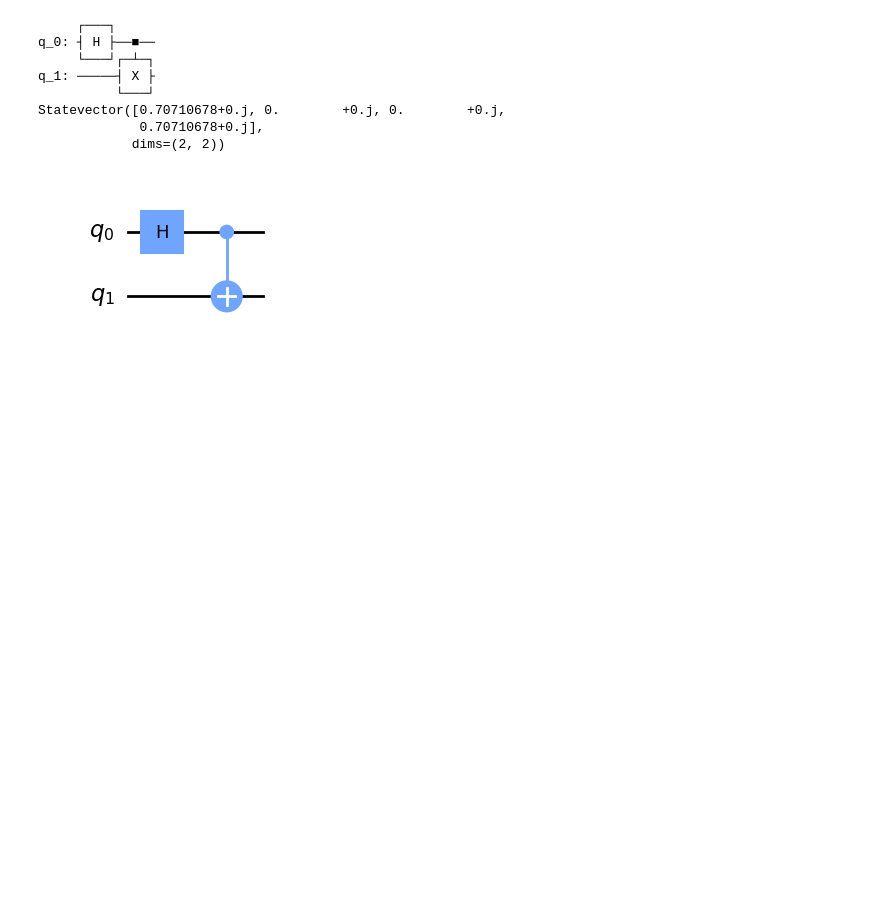
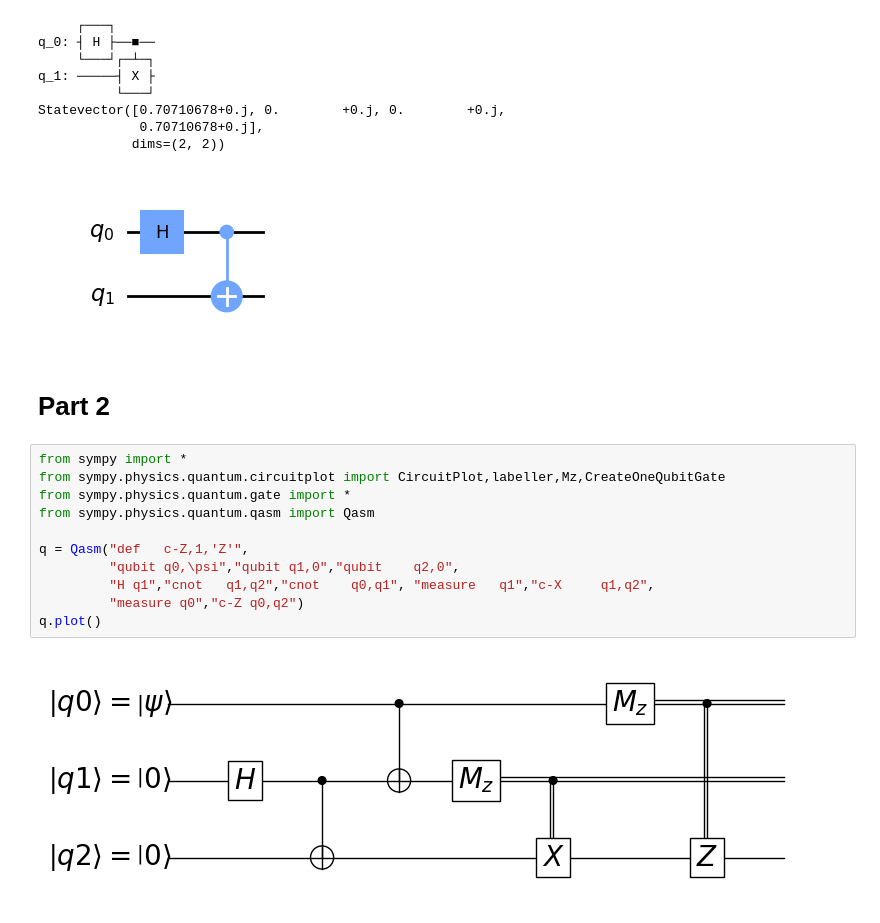
Before and after one commit to nicolasmtnt/Intro-to-Quantum-Computing-with-Qiskit, a Jupyter notebook: main.ipynb, the cells around one changed output. Cells and saved outputs as stored; diff of their text form; blank space fills up the shorter version.

Commit message:
Quantum Teleportation

```diff
--- a/main.ipynb
+++ b/main.ipynb
@@ -428,3 +428,18 @@ Statevector([0.70710678+0.j, 0.        +0.j, 0.        +0.j,
              0.70710678+0.j],
             dims=(2, 2))
 [figure]
+# %% [markdown]
+# Part 2
+# %%
+from sympy import *
+from sympy.physics.quantum.circuitplot import CircuitPlot,labeller,Mz,CreateOneQubitGate
+from sympy.physics.quantum.gate import *
+from sympy.physics.quantum.qasm import Qasm
+
+q = Qasm("def	c-Z,1,'Z'",
+         "qubit	q0,\psi","qubit	q1,0","qubit	q2,0",
+         "H	q1","cnot	q1,q2","cnot	q0,q1", "measure   q1","c-X     q1,q2",
+         "measure q0","c-Z q0,q2")
+q.plot()
+# %% [output]
+[figure, added]
```
Also changed, not shown: parts of 1 cell of this notebook, 3 other files.
